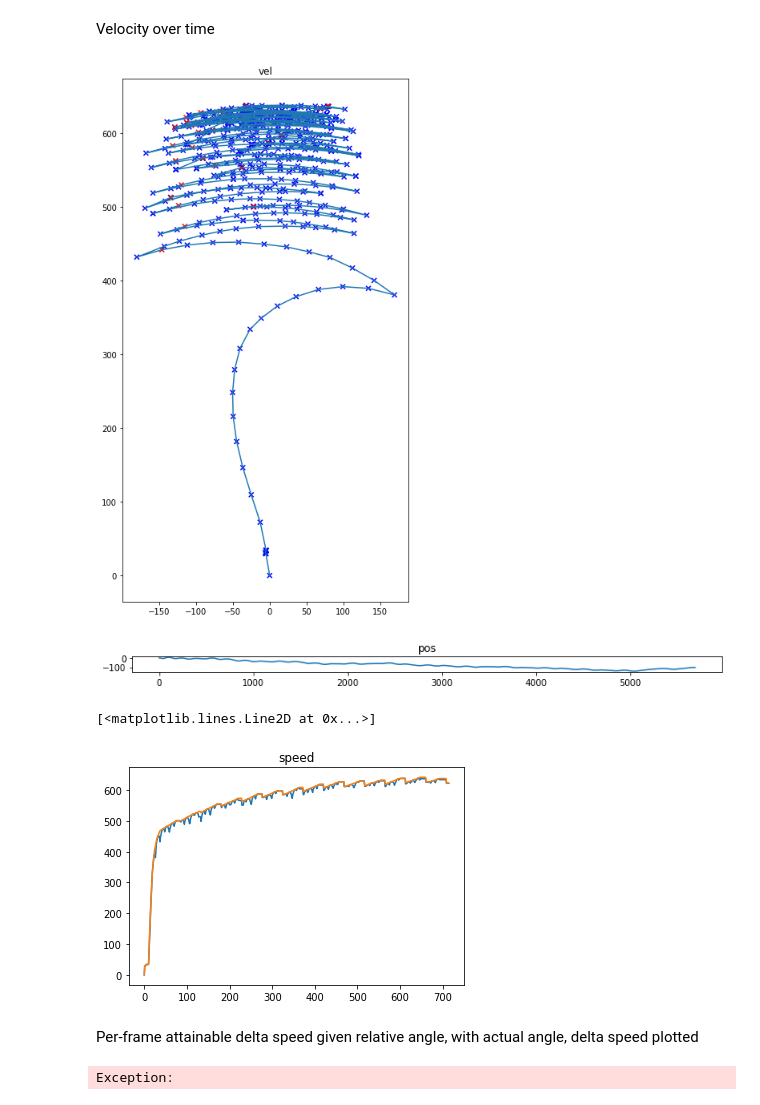
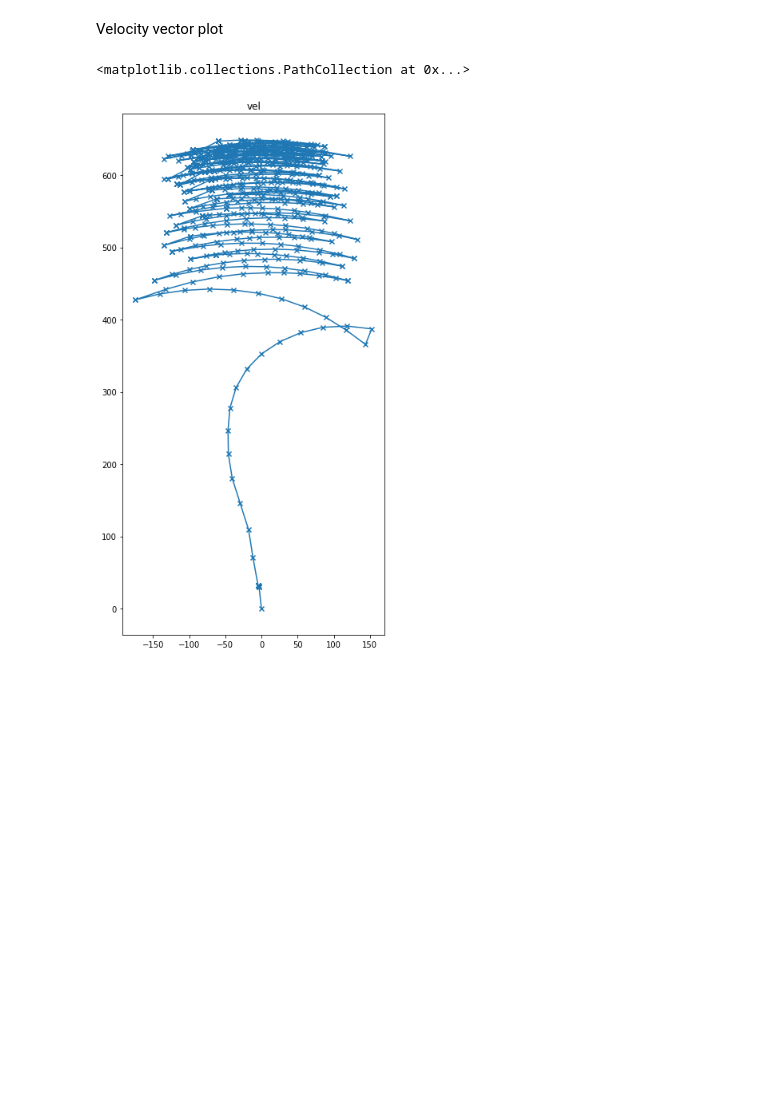
Before and after one commit to matthewearl/q1physrl, a Jupyter notebook: notebooks/Analyse.ipynb, the cells around one changed output. Cells and saved outputs as stored; diff of their text form; code cells hidden in the pictures; blank space fills up the shorter version.

Commit message:
Clean up analyse notebook

```diff
--- a/notebooks/Analyse.ipynb
+++ b/notebooks/Analyse.ipynb
@@ -22,3 +21,0 @@ ray.init(memory=100 << 20, object_store_memory=100 << 20)
-# %%
-with open('../data/params.yml') as f:
-    params = yaml.safe_load(f)
@@ -95,3 +21,0 @@ trainer.restore(FNAME)
-# %%
-import importlib
-analyse = importlib.reload(analyse)
@@ -99,0 +24,6 @@ r = analyse.eval_sim(trainer, config)
+# %%
+with open(PARAMS_FNAME) as f:
+    params = json.load(f)
+ray.init(memory=100 << 20, object_store_memory=100 << 20)
+trainer = train.make_trainer({'trainer_class': 'PPOTrainer', 'trainer_config': params})
+trainer.restore(CHECKPOINT_FNAME)
@@ -99,0 +32,5 @@ r = analyse.eval_sim(trainer, config)
+# %%
+env_config = dataclasses.replace(env.Config(**params['env_config']),
+                                 zero_start_prob=1,
+                                 num_envs=1)
+r = analyse.eval_sim(trainer, env_config)
@@ -196,33 +82,13 @@ plt.legend()
-# %% [markdown]
-Velocity over time
+# %% [markdown]
+Velocity vector plot
 # %%
 vel = r.player_state.vel
-pos = np.cumsum(vel, axis=0) * 0.014
 
 plt.figure(figsize=(12, 12))
 plt.axes().set_aspect('equal')
 plt.title('vel')
 plt.plot(vel[:, 0], vel[:, 1])
-c = np.where(np.concatenate([np.diff(vel[:, 2] > 1e-2), [False]]),
-             'red', 'blue')
-plt.scatter(vel[:, 0], vel[:, 1], c=c, marker='x')
-plt.show()
-
-plt.figure(figsize=(12, 12))
-plt.axes().set_aspect('equal')
-plt.title('pos')
-plt.plot(pos[:, 1], pos[:, 0])
-plt.show()
-
-plt.title('y vel')
-plt.plot(vel[:, 1])
-
-plt.title('speed')
-plt.plot(np.linalg.norm(vel[:, :2], axis=1))
+plt.scatter(vel[:, 0], vel[:, 1], marker='x')
 # %% [output]
+<matplotlib.collections.PathCollection at 0x...>
-[figure, old version]
+[figure, new version]
-[figure, removed]
-[<matplotlib.lines.Line2D at 0x...>]
-[figure, removed]
-# %% [markdown]
-Per-frame attainable delta speed given relative angle, with actual angle, delta speed plotted
@@ -231,27 +94,0 @@ FRAME_NUM = 55
-# %%
-raise Exception
-delta_speeds = r.hypothetical_delta_speeds
-wish_angle = r.wish_angle
-move_angle = r.move_angle
-num_frames = wish_angle.shape[0]
-
-for FRAME_NUM in range(num_frames):
-    print(FRAME_NUM, '/', num_frames)
-    fig = plt.figure(figsize=(12, 12))
-    plt.title(f'Frame {FRAME_NUM}')
-    plt.ylim(np.min(delta_speeds[:, FRAME_NUM]),
-             np.maximum(4, np.max(delta_speeds[:, FRAME_NUM]) + 2))
-    plt.axvline(-90, color='gray', alpha=0.5)
-    plt.axvline(90, color='gray', alpha=0.5)
-    plt.axvline((r.yaw - move_angle)[FRAME_NUM], color='red', alpha=0.5)
-    plt.plot(np.arange(-180, 180), delta_speeds[:, FRAME_NUM])
-
-    plt.scatter((wish_angle - move_angle)[FRAME_NUM],
-                np.diff(np.linalg.norm(r.player_state.vel[:, :2], axis=1))[FRAME_NUM],
-                marker='x',
-                s=200, color='red')
-
-    plt.savefig(f'anim_frames/{FRAME_NUM:03d}.png', dpi=72 * 2)
-    plt.close(fig)
-# %% [output]
-Exception:
```
Also changed, not shown: parts of 27 cells of this notebook, 4 other files.
